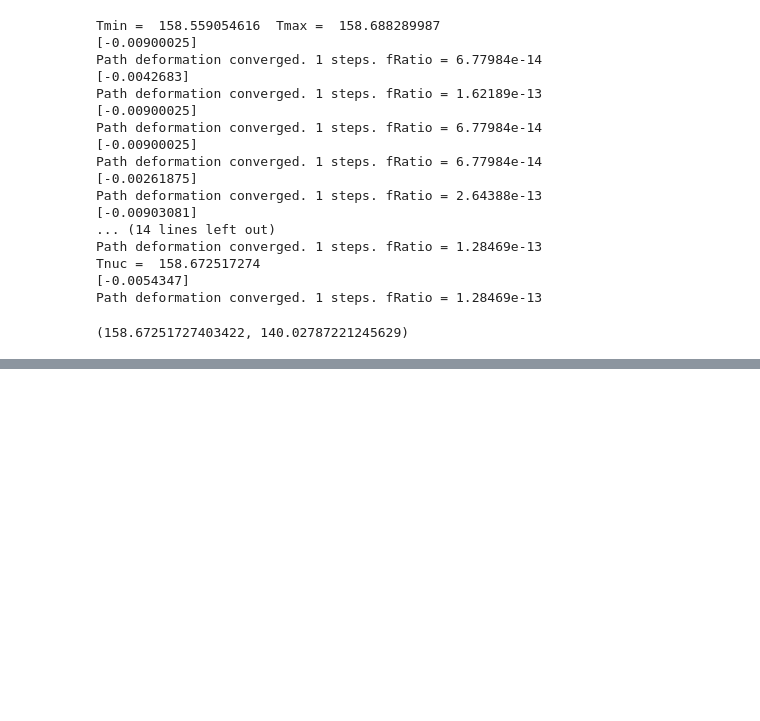
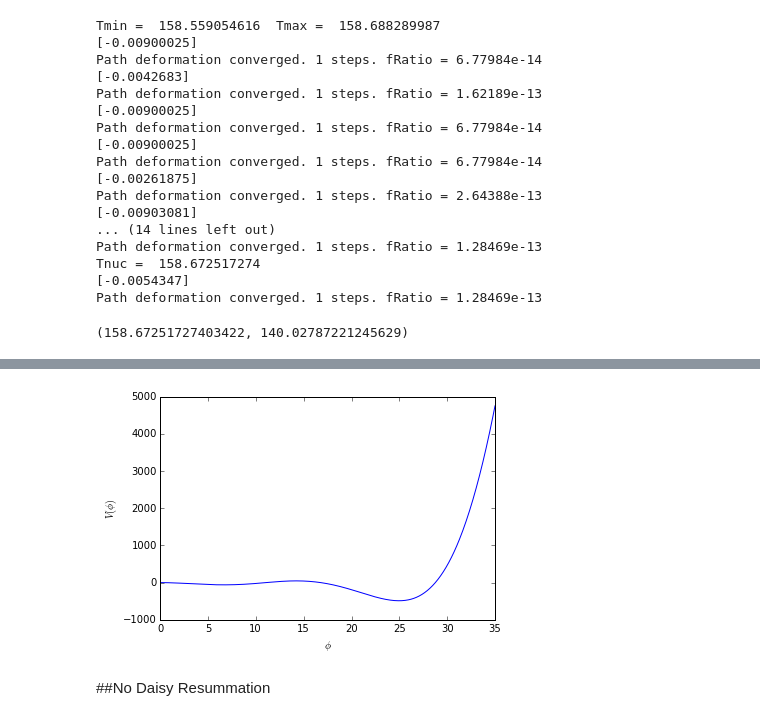
Before and after one commit to nblinov/ct_sm, a Jupyter notebook: sm_example.ipynb, the cells around one changed output, grey strips where cells are left out. Drawn from its saved outputs; the diff is of its cells as text; code cells hidden in the pictures; blank space fills up the shorter version.

```diff
--- a/sm_example.ipynb
+++ b/sm_example.ipynb
@@ -222,0 +319,6 @@ Path deformation converged. 1 steps. fRatio = 1.28469e-13
+# %%
+model.plot1d(0,35,T=Tc*0.9997)
+# %% [output]
+[figure, added]
+# %% [markdown]
+##No Daisy Resummation
```
Also changed, not shown: parts of 24 cells of this notebook, 1 other file.
